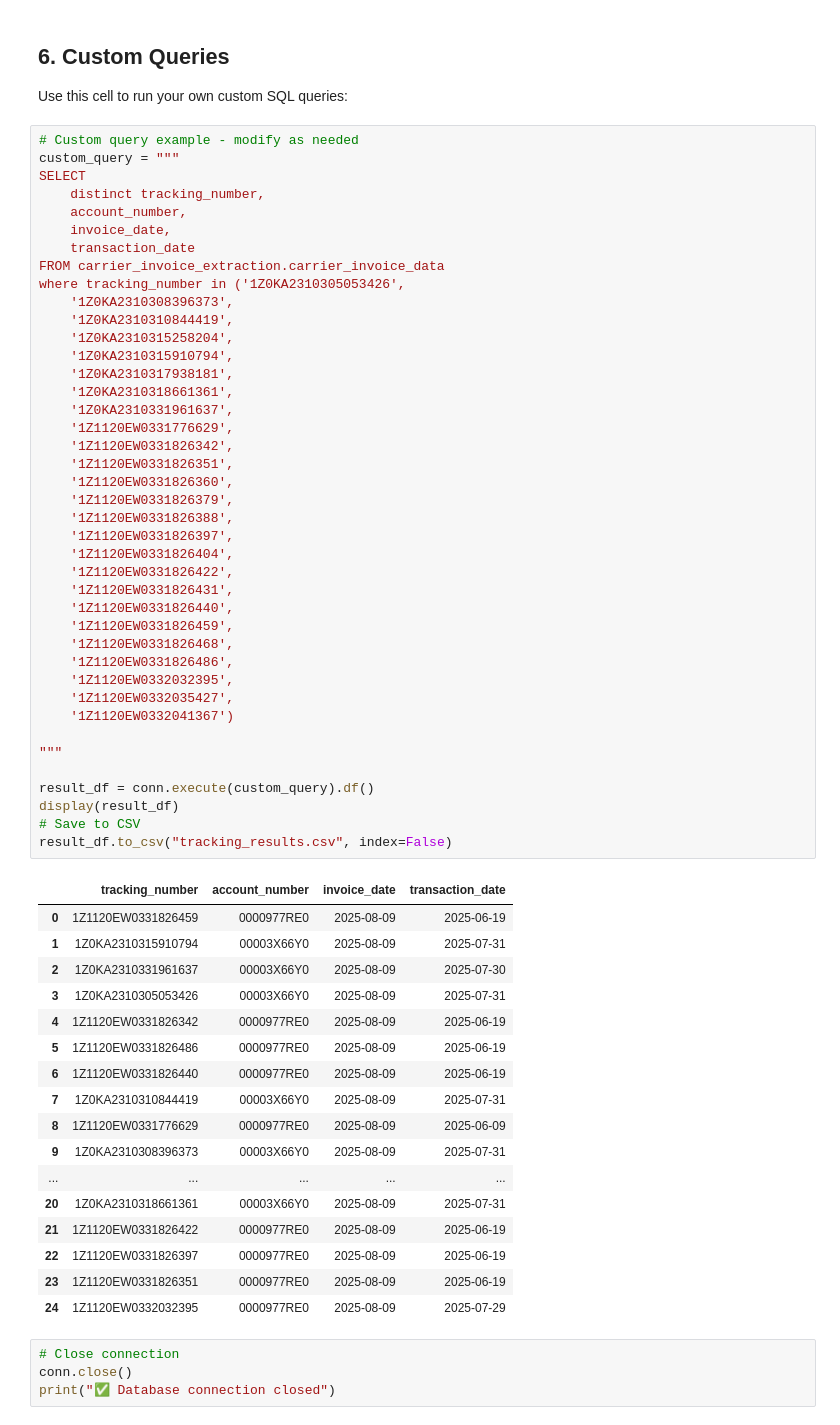
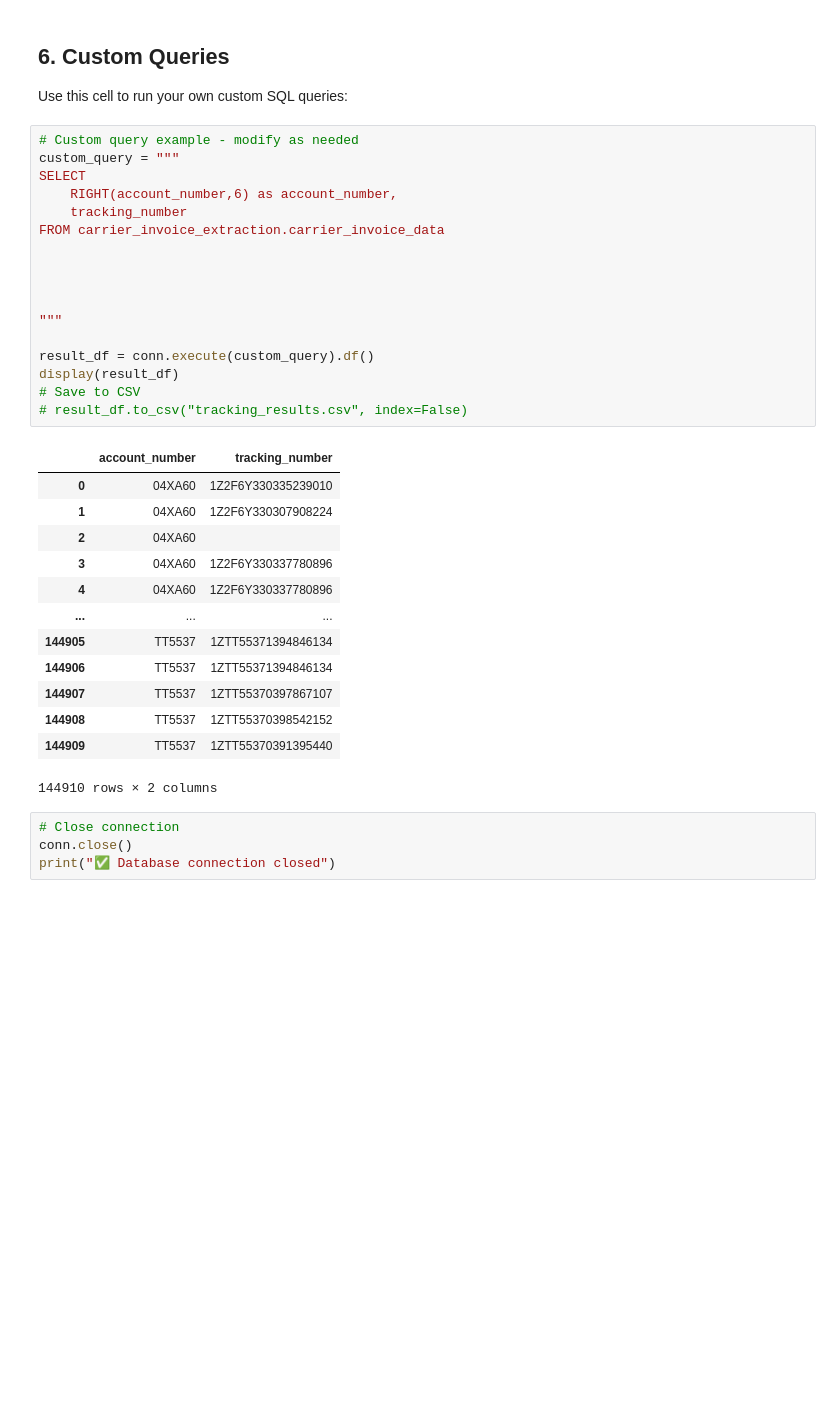
Before and after one commit to Business-Facilitating/void_credit_retrieval_project, a Jupyter notebook: data/notebooks/duckdb_analysis.ipynb, the cells around one changed output. Drawn from its saved outputs; the diff is of its cells as text; blank space fills up the shorter version.

```diff
--- a/data/notebooks/duckdb_analysis.ipynb
+++ b/data/notebooks/duckdb_analysis.ipynb
@@ -271,62 +271,34 @@ Use this cell to run your own custom SQL queries:
 # %%
 # Custom query example - modify as needed
 custom_query = """
 SELECT
-    distinct tracking_number,
-    account_number,
-    invoice_date,
-    transaction_date
+    RIGHT(account_number,6) as account_number,
+    tracking_number
 FROM carrier_invoice_extraction.carrier_invoice_data
-where tracking_number in ('1Z0KA2310305053426',
-    '1Z0KA2310308396373',
-    '1Z0KA2310310844419',
-    '1Z0KA2310315258204',
-    '1Z0KA2310315910794',
-    '1Z0KA2310317938181',
-    '1Z0KA2310318661361',
-    '1Z0KA2310331961637',
-    '1Z1120EW0331776629',
-    '1Z1120EW0331826342',
-    '1Z1120EW0331826351',
-    '1Z1120EW0331826360',
-    '1Z1120EW0331826379',
-    '1Z1120EW0331826388',
-    '1Z1120EW0331826397',
-    '1Z1120EW0331826404',
-    '1Z1120EW0331826422',
-    '1Z1120EW0331826431',
-    '1Z1120EW0331826440',
-    '1Z1120EW0331826459',
-    '1Z1120EW0331826468',
-    '1Z1120EW0331826486',
-    '1Z1120EW0332032395',
-    '1Z1120EW0332035427',
-    '1Z1120EW0332041367')
+
+
+
 
 """
 
 result_df = conn.execute(custom_query).df()
 display(result_df)
 # Save to CSV
-result_df.to_csv("tracking_results.csv", index=False)
+# result_df.to_csv("tracking_results.csv", index=False)
 # %% [output]
-|  | tracking_number | account_number | invoice_date | transaction_date |
-| 0 | 1Z1120EW0331826459 | 0000977RE0 | 2025-08-09 | 2025-06-19 |
-| 1 | 1Z0KA2310315910794 | 00003X66Y0 | 2025-08-09 | 2025-07-31 |
-| 2 | 1Z0KA2310331961637 | 00003X66Y0 | 2025-08-09 | 2025-07-30 |
-| 3 | 1Z0KA2310305053426 | 00003X66Y0 | 2025-08-09 | 2025-07-31 |
-| 4 | 1Z1120EW0331826342 | 0000977RE0 | 2025-08-09 | 2025-06-19 |
-| 5 | 1Z1120EW0331826486 | 0000977RE0 | 2025-08-09 | 2025-06-19 |
-| 6 | 1Z1120EW0331826440 | 0000977RE0 | 2025-08-09 | 2025-06-19 |
-| 7 | 1Z0KA2310310844419 | 00003X66Y0 | 2025-08-09 | 2025-07-31 |
-| 8 | 1Z1120EW0331776629 | 0000977RE0 | 2025-08-09 | 2025-06-09 |
-| 9 | 1Z0KA2310308396373 | 00003X66Y0 | 2025-08-09 | 2025-07-31 |
-| ... | ... | ... | ... | ... |
-| 20 | 1Z0KA2310318661361 | 00003X66Y0 | 2025-08-09 | 2025-07-31 |
-| 21 | 1Z1120EW0331826422 | 0000977RE0 | 2025-08-09 | 2025-06-19 |
-| 22 | 1Z1120EW0331826397 | 0000977RE0 | 2025-08-09 | 2025-06-19 |
-| 23 | 1Z1120EW0331826351 | 0000977RE0 | 2025-08-09 | 2025-06-19 |
-| 24 | 1Z1120EW0332032395 | 0000977RE0 | 2025-08-09 | 2025-07-29 |
+|  | account_number | tracking_number |
+| 0 | 04XA60 | 1Z2F6Y330335239010 |
+| 1 | 04XA60 | 1Z2F6Y330307908224 |
+| 2 | 04XA60 |  |
+| 3 | 04XA60 | 1Z2F6Y330337780896 |
+| 4 | 04XA60 | 1Z2F6Y330337780896 |
+| ... | ... | ... |
+| 144905 | TT5537 | 1ZTT55371394846134 |
+| 144906 | TT5537 | 1ZTT55371394846134 |
+| 144907 | TT5537 | 1ZTT55370397867107 |
+| 144908 | TT5537 | 1ZTT55370398542152 |
+| 144909 | TT5537 | 1ZTT55370391395440 |
+144910 rows × 2 columns
 # %%
 # Close connection
 conn.close()
```
Also changed, not shown: 53 other files.
